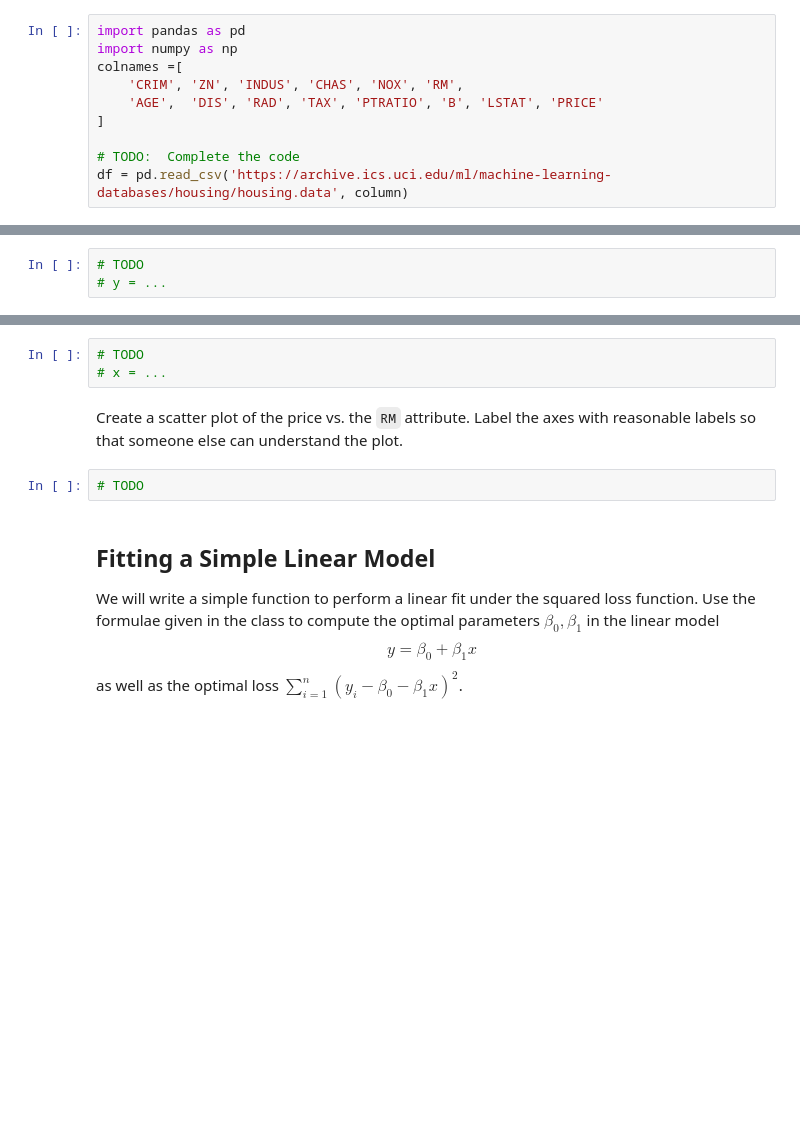
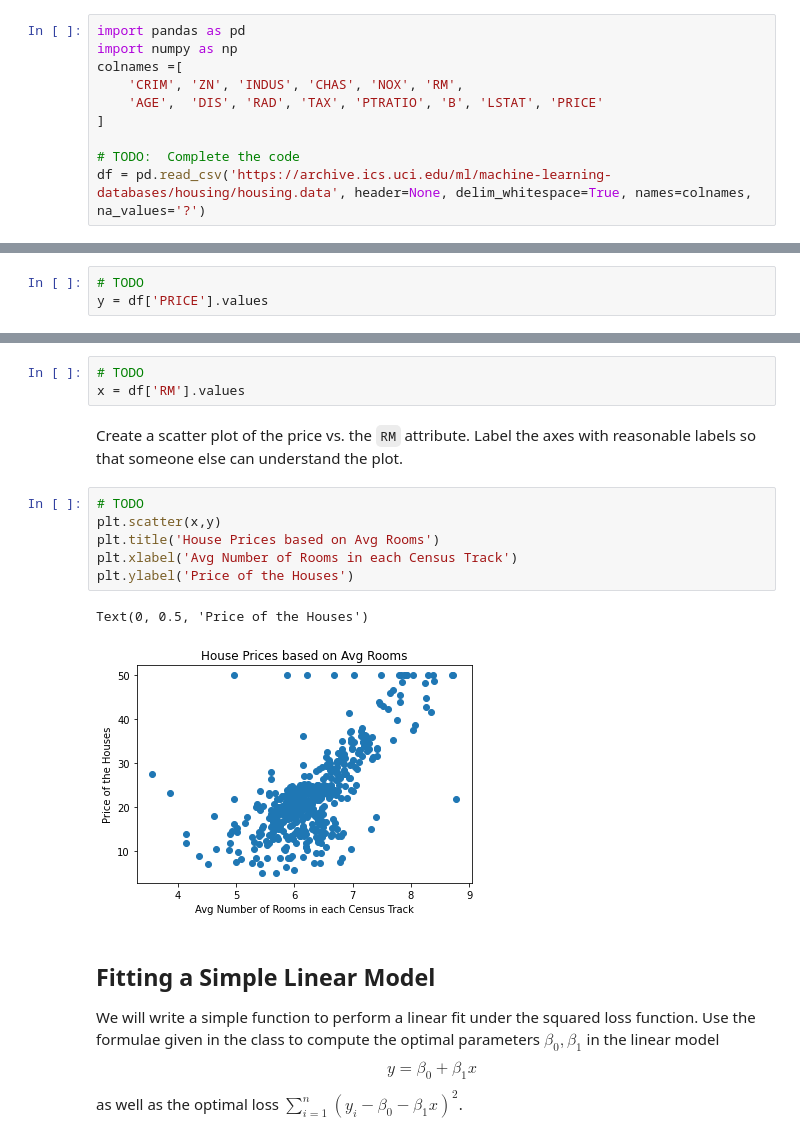
Before and after one commit to VishalShah1999/Machine-Learning, a Jupyter notebook: lab1.ipynb, the cells around one changed output, grey strips where cells are left out. Saved outputs shown, nothing was run; the diff lists cells and outputs as text; blank space fills up the shorter version.

```diff
--- a/lab1.ipynb
+++ b/lab1.ipynb
@@ -29,4 +29,4 @@ colnames =[
 ]
 
 # TODO:  Complete the code
-df = pd.read_csv('https://archive.ics.uci.edu/ml/machine-learning-databases/housing/housing.data', column)
+df = pd.read_csv('https://archive.ics.uci.edu/ml/machine-learning-databases/housing/housing.data', header=None, delim_whitespace=True, names=colnames, na_values='?')
@@ -48,6 +76,6 @@ Print a statement of the form:
 Create a response vector `y` with the values in the column `PRICE`.  The vector `y` should be a 1D `numpy.ndarray` structure.
 # %%
 # TODO
-# y = ...
+y = df['PRICE'].values
 # %% [markdown]
 Use the response vector `y` to find the mean house price in thousands and the fraction of homes that are above $40k. (You may realize this is very cheap.  Prices have gone up a lot since the 1970s!). Print and label your results.
@@ -65,11 +107,18 @@ import matplotlib.pyplot as plt
 Similar to the `y` vector, create a predictor vector `x` containing the values in the `RM` column, which represents the average number of rooms in each census track.
 # %%
 # TODO
-# x = ...
+x = df['RM'].values
 # %% [markdown]
 Create a scatter plot of the price vs. the `RM` attribute.  Label the axes with reasonable labels so that someone else can understand the plot.
-# %%
-# TODO
+# %%
+# TODO
+plt.scatter(x,y)
+plt.title('House Prices based on Avg Rooms')
+plt.xlabel('Avg Number of Rooms in each Census Track')
+plt.ylabel('Price of the Houses')
+# %% [output]
+Text(0, 0.5, 'Price of the Houses')
+[figure, added]
 # %% [markdown]
 ## Fitting a Simple Linear Model
 
```
Also changed, not shown: parts of 12 cells of this notebook.
